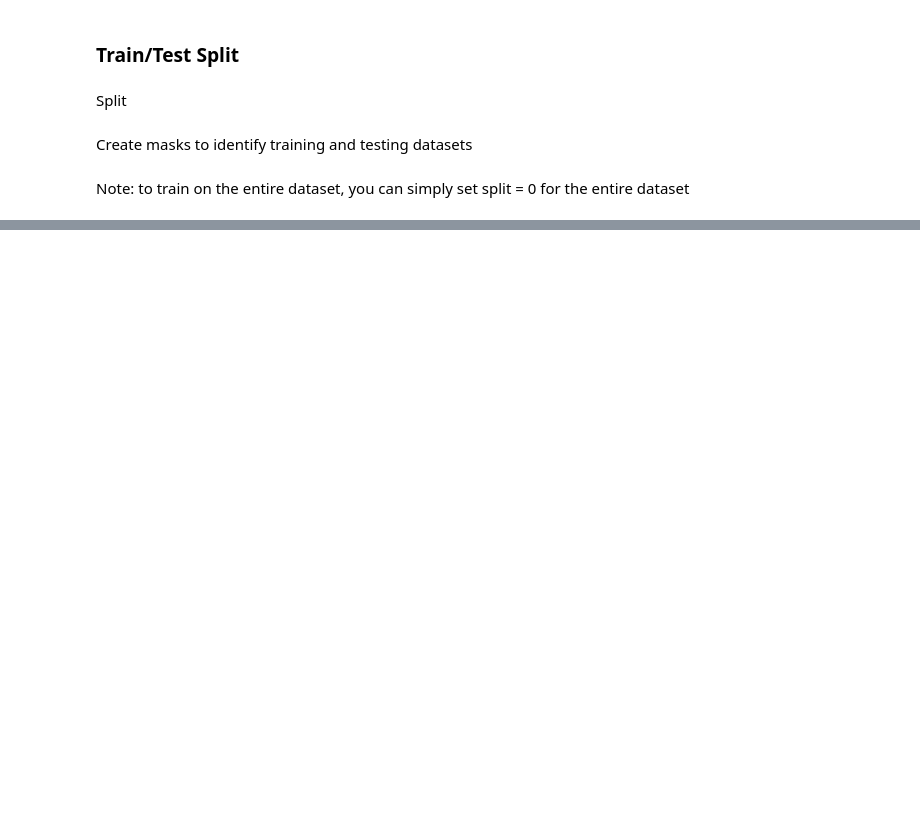
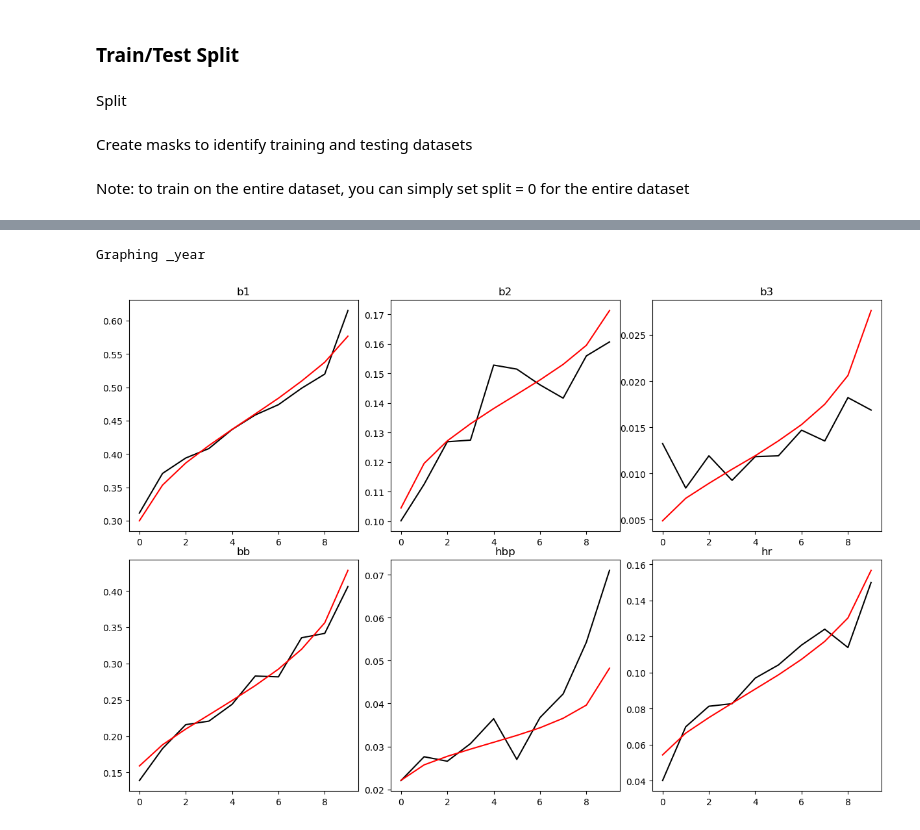
Before and after one commit to jamesgiles1993/Code, a Jupyter notebook: Previous/M03. Plate Appearances-Three.ipynb, the cells around one changed output, grey strips where cells are left out. Cells and saved outputs as stored; diff of their text form; code cells hidden in the pictures; blank space fills up the shorter version.

```diff
--- a/Previous/M03. Plate Appearances-Three.ipynb
+++ b/Previous/M03. Plate Appearances-Three.ipynb
@@ -825,0 +711,47 @@ import winsound; winsound.MessageBeep()
+# %%
+# Predict safe types
+safe_outputs = list(predict_safe.classes_)
+safe_outputs_pred = [x + "_pred" for x in safe_outputs]
+
+model_dataset.loc[~training_mask & ~out_mask, safe_outputs_pred] = predict_safe.predict_proba(model_dataset[~training_mask][~out_mask][input_list])
+# %%
+year = 2024
+venue = 19
+
+# Create deciles
+for var in safe_outputs:
+    # Create actual outcome column
+    model_dataset.loc[~training_mask & ~out_mask, f'{var}_act'] = (model_dataset.loc[~training_mask & ~out_mask, 'eventsModel'] == var).astype(int)
+
+    # Create deciles
+    model_dataset.loc[~training_mask & ~out_mask, f'{var}_decile'] = pd.qcut(model_dataset.loc[~training_mask & ~out_mask, f'{var}_pred'], 10, labels=False)
+
+    # Create aggregated dataframe
+    globals()[f"{var}_df"] = model_dataset.loc[~training_mask & ~out_mask].groupby(f'{var}_decile')[[f'{var}_act', f'{var}_pred']].mean().reset_index()
+    globals()[f"{var}_year_df"] = model_dataset.query(f'year >= {year}').loc[~training_mask & ~out_mask].groupby(f'{var}_decile')[[f'{var}_act', f'{var}_pred']].mean().reset_index()
+    globals()[f"{var}_venue_df"] = model_dataset.query(f'venue_id == {venue}').loc[~training_mask & ~out_mask].groupby(f'{var}_decile')[[f'{var}_act', f'{var}_pred']].mean().reset_index()
+# %%
+graph_options = ["", "_year", "_venue"]
+graph_index = 1
+graph = graph_options[graph_index]
+print(f"Graphing {graph}")
+
+# Create figures
+fig, axs = plt.subplots(2, 3, figsize=(12, 8))
+
+for i, var in enumerate(safe_outputs):
+    row = i // 3  # Calculate the row index based on the iteration
+    col = i % 3   # Calculate the column index based on the iteration
+    axs[row, col].plot(globals()[f"{var}{graph}_df"][f'{var}_decile'], globals()[f"{var}{graph}_df"][f'{var}_act'], color='black')
+    axs[row, col].plot(globals()[f"{var}{graph}_df"][f'{var}_decile'], globals()[f"{var}{graph}_df"][f'{var}_pred'], color='red')
+    axs[row, col].set_title(var)
+
+
+# Add some space between subplots to prevent overlapping
+fig.tight_layout(pad=.0)
+
+# Show the figure
+plt.show()
+# %% [output]
+Graphing _year
+[figure, added]
```
Also changed, not shown: parts of 157 cells of this notebook, 39 other files.
